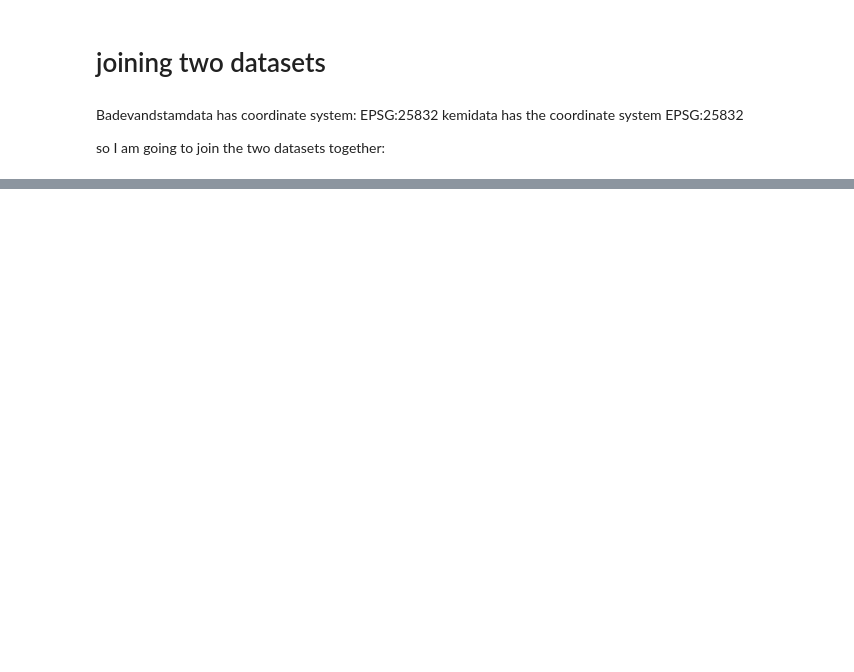
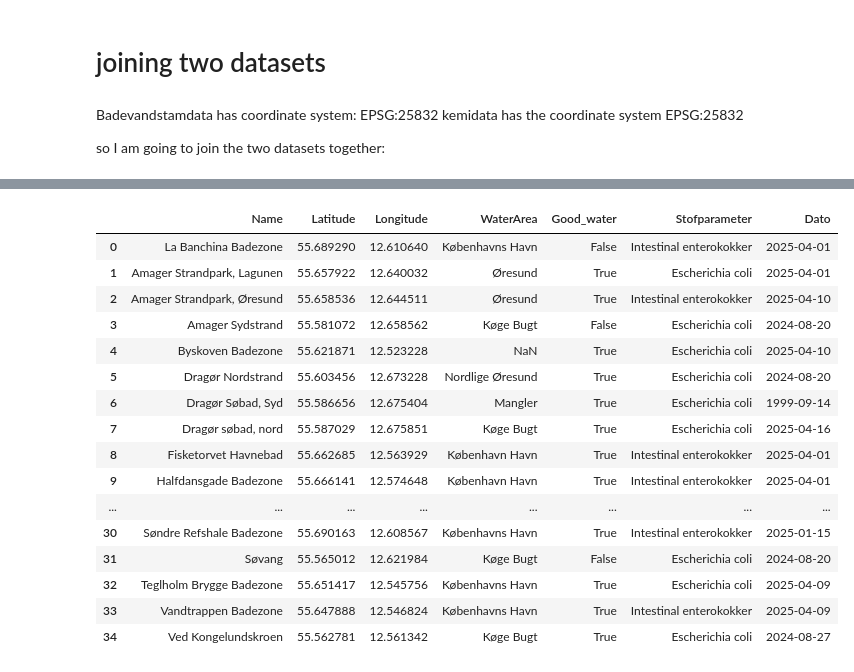
Before and after one commit to TalhaAkgul/gds-swimming-places, a Jupyter notebook: data_cleaning/data_cleaning.ipynb, the cells around one changed output, grey strips where cells are left out. Drawn from its saved outputs; the diff is of its cells as text; code cells hidden in the pictures; blank space fills up the shorter version.

```diff
--- a/data_cleaning/data_cleaning.ipynb
+++ b/data_cleaning/data_cleaning.ipynb
@@ -220,4 +138,4 @@ df_bath["Longitude"] = pd.to_numeric(df_bath["Longitude"])
 # %%
 gdf_kemi = gpd.GeoDataFrame(df_kemi, geometry=gpd.points_from_xy(df_kemi["Målested, x-koordinat"], df_kemi["Målested, y-koordinat"]), crs="EPSG:25832")
 # %%
-gdf_bath = gpd.GeoDataFrame(df_bath, geometry=gpd.points_from_xy(df_bath["Longitude"],df_bath["Latitude"]), crs="EPSG:25832")
+gdf_bath = gpd.GeoDataFrame(df_bath, geometry=gpd.points_from_xy(df_bath["Longitude"],df_bath["Latitude"]), crs="EPSG:4326")
@@ -225,0 +142,2 @@ gdf_bath = gpd.GeoDataFrame(df_bath, geometry=gpd.points_from_xy(df_bath["Longit
+# %%
+gdf_bath = gdf_bath.to_crs("EPSG:25832")
@@ -226,5 +150,5 @@ gdf_bath = gpd.GeoDataFrame(df_bath, geometry=gpd.points_from_xy(df_bath["Longit
 # %%
-gdf_joined = gpd.sjoin(gdf_kemi, gdf_bath, how="left")
+gdf_joined = gpd.sjoin_nearest(gdf_kemi, gdf_bath,  how="left", distance_col="distance")
 # %%
 gdf_joined
 # %% [output]
@@ -243,0 +173,23 @@ gdf_joined
+# %%
+final_final  = gdf_joined[['Name', 'Latitude', 'Longitude', 'WaterArea', 'Good_water',
+       'Stofparameter', 'Dato']]
+# %%
+final_final
+# %% [output]
+|  | Name | Latitude | Longitude | WaterArea | Good_water | Stofparameter | Dato |
+| 0 | La Banchina Badezone | 55.689290 | 12.610640 | Københavns Havn | False | Intestinal enterokokker | 2025-04-01 |
+| 1 | Amager Strandpark, Lagunen | 55.657922 | 12.640032 | Øresund | True | Escherichia coli | 2025-04-01 |
+| 2 | Amager Strandpark, Øresund | 55.658536 | 12.644511 | Øresund | True | Intestinal enterokokker | 2025-04-10 |
+| 3 | Amager Sydstrand | 55.581072 | 12.658562 | Køge Bugt | False | Escherichia coli | 2024-08-20 |
+| 4 | Byskoven Badezone | 55.621871 | 12.523228 | NaN | True | Escherichia coli | 2025-04-10 |
+| 5 | Dragør Nordstrand | 55.603456 | 12.673228 | Nordlige Øresund | True | Escherichia coli | 2024-08-20 |
+| 6 | Dragør Søbad, Syd | 55.586656 | 12.675404 | Mangler | True | Escherichia coli | 1999-09-14 |
+| 7 | Dragør søbad, nord | 55.587029 | 12.675851 | Køge Bugt | True | Escherichia coli | 2025-04-16 |
+| 8 | Fisketorvet Havnebad | 55.662685 | 12.563929 | København Havn | True | Intestinal enterokokker | 2025-04-01 |
+| 9 | Halfdansgade Badezone | 55.666141 | 12.574648 | København Havn | True | Intestinal enterokokker | 2025-04-01 |
+| ... | ... | ... | ... | ... | ... | ... | ... |
+| 30 | Søndre Refshale Badezone | 55.690163 | 12.608567 | Københavns Havn | True | Intestinal enterokokker | 2025-01-15 |
+| 31 | Søvang | 55.565012 | 12.621984 | Køge Bugt | False | Escherichia coli | 2024-08-20 |
+| 32 | Teglholm Brygge Badezone | 55.651417 | 12.545756 | Københavns Havn | True | Escherichia coli | 2025-04-09 |
+| 33 | Vandtrappen Badezone | 55.647888 | 12.546824 | Københavns Havn | True | Intestinal enterokokker | 2025-04-09 |
+| 34 | Ved Kongelundskroen | 55.562781 | 12.561342 | Køge Bugt | True | Escherichia coli | 2024-08-27 |
```
Also changed, not shown: parts of 31 cells of this notebook, 10 other files.
